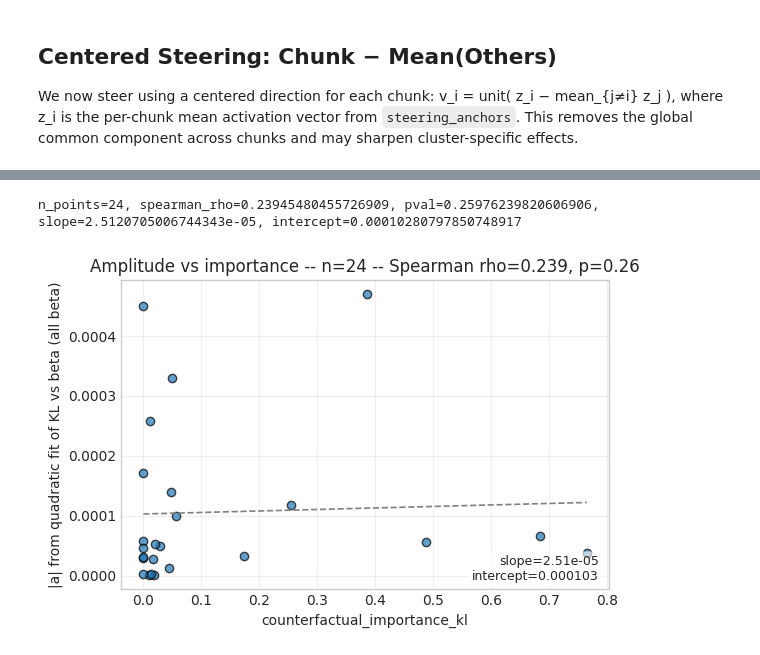
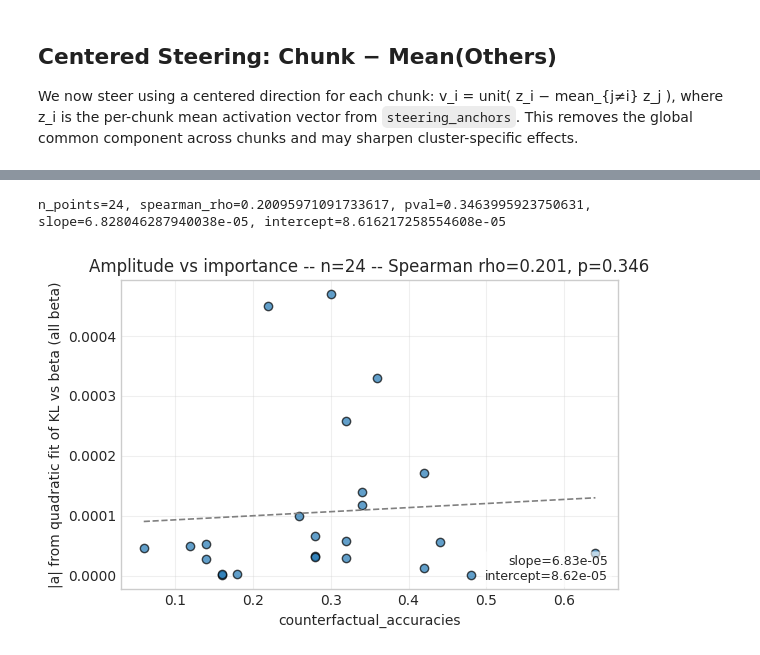
Before and after one commit to cutterdawes/SteeringThoughtAnchors, a Jupyter notebook: notebooks/experiment_3a_anchor_steering.ipynb, the cells around one changed output, grey strips where cells are left out. Cells and saved outputs as stored; diff of their text form; code cells hidden in the pictures.

```diff
--- a/notebooks/experiment_3a_anchor_steering.ipynb
+++ b/notebooks/experiment_3a_anchor_steering.ipynb
@@ -332,7 +332,7 @@ plt.show()
 # %% [output]
 [figure]
 # %%
-# Compute KL curves for all chunks and plot, color-coded by counterfactual_importance_kl with a colorbar
+# Compute KL curves for all chunks and plot, color-coded by counterfactual_accuracies with a colorbar
 import numpy as np
 import matplotlib.pyplot as plt
 from matplotlib.colors import Normalize
@@ -350,7 +350,7 @@ if not kl_curves:
 raw_imps = []
 for i in range(len(chunks)):
     try:
-        raw_imps.append(float(ex['counterfactual_importance_kl'][i]))
+        raw_imps.append(float(ex['counterfactual_accuracies'][i]))
     except Exception:
         raw_imps.append(0.0)
 imps = np.array(raw_imps, dtype=float)
@@ -379,17 +379,17 @@ for idx in sorted(kl_curves.keys()):
     alpha = 0.5  # = 0.95 if idx == anchor_idx else 0.6
     ax.plot(xs, ys, color=col, linewidth=lw, alpha=alpha)
 
-# Colorbar mapped to counterfactual_importance_kl
+# Colorbar mapped to counterfactual_accuracies
 sm = plt.cm.ScalarMappable(cmap=cmap, norm=norm)
 sm.set_array(imps)
 cbar = fig.colorbar(sm, ax=ax, pad=0.02)
-cbar.set_label('counterfactual_importance_kl')
+cbar.set_label('counterfactual_accuracies')
 
 # Labels and styling
 ax.axhline(0, color='gray', lw=0.5)
 ax.set_xlabel('beta (× RMS)')
 ax.set_ylabel('KL(steered || base)')
-ax.set_title('KL divergence vs beta across chunks (color = counterfactual_importance_kl)')
+ax.set_title('KL divergence vs beta across chunks (color = counterfactual_accuracies)')
 ax.grid(True, alpha=0.3)
 plt.tight_layout()
 plt.show()
@@ -398,6 +398,6 @@ plt.show()
 # %%
 
-# Fit a quadratic to each KL curve (all beta) and plot the fitted amplitude vs counterfactual_importance_kl
+# Fit a quadratic to each KL curve (all beta) and plot the fitted amplitude vs counterfactual_accuracies
 import numpy as np
 import matplotlib.pyplot as plt
 # Try SciPy for Spearman; fallback to rank+pearson if not available
@@ -430,7 +430,7 @@ for idx in range(len(chunks)):
     amplitudes.append(amp)
     # safe importance retrieval (fallback 0.0)
     try:
-        imp = float(ex.get('counterfactual_importance_kl', [0.0]*len(chunks))[idx])
+        imp = float(ex.get('counterfactual_accuracies', [0.0]*len(chunks))[idx])
     except Exception:
         imp = 0.0
     importances.append(imp)
@@ -441,7 +441,7 @@ y = np.array(amplitudes)
 
 fig, ax = plt.subplots(figsize=(6,4))
 ax.scatter(x, y, edgecolor='black', alpha=0.7)
-ax.set_xlabel('counterfactual_importance_kl')
+ax.set_xlabel('counterfactual_accuracies')
 ax.set_ylabel('|a| from quadratic fit of KL vs beta (all beta)')
 
 # Compute Spearman if available and meaningful
@@ -541,7 +541,7 @@ plt.xlabel('beta (× RMS)'); plt.ylabel('KL divergence')
 plt.grid(True, alpha=0.3)
 plt.show()
 
-# All-chunk curves colored by counterfactual_importance_kl (anchor highlighted)
+# All-chunk curves colored by counterfactual_accuracies (anchor highlighted)
 from matplotlib.colors import Normalize
 plt.style.use('seaborn-v0_8-whitegrid')
 # Compute centered KL curves
@@ -553,7 +553,7 @@ for idx in range(len(chunks)):
 raw_imps_centered = []
 for i in range(len(chunks)):
     try:
-        raw_imps_centered.append(float(ex['counterfactual_importance_kl'][i]))
+        raw_imps_centered.append(float(ex['counterfactual_accuracies'][i]))
     except Exception:
         raw_imps_centered.append(0.0)
 imps_centered = np.array(raw_imps_centered, dtype=float)
@@ -579,16 +579,16 @@ for idx in sorted(kl_curves_centered.keys()):
     label = 'anchor' if idx == anchor_idx else None
     ax.plot(xs, ys, color=col, linewidth=lw, alpha=alpha, label=label)
 
-# Colorbar mapped to counterfactual_importance_kl
+# Colorbar mapped to counterfactual_accuracies
 sm = plt.cm.ScalarMappable(cmap=cmap, norm=norm)
 sm.set_array(imps_centered)
 cbar = fig.colorbar(sm, ax=ax, pad=0.02)
-cbar.set_label('counterfactual_importance_kl')
+cbar.set_label('counterfactual_accuracies')
 
 ax.axhline(0, color='gray', lw=0.5)
 ax.set_xlabel('beta (× RMS)')
 ax.set_ylabel('KL(steered || base)')
-ax.set_title('KL vs beta across chunks — centered vector (color = counterfactual_importance_kl)')
+ax.set_title('KL vs beta across chunks — centered vector (color = counterfactual_accuracies)')
 ax.legend(ncol=2, fontsize=8)
 ax.grid(True, alpha=0.3)
 plt.tight_layout()
@@ -604,7 +604,7 @@ import numpy as np
 from scipy.stats import spearmanr
 from scipy.stats import spearmanr
 
-# Fit quadratics to kl_curves_centered and scatter amplitude vs counterfactual_importance_kl
+# Fit quadratics to kl_curves_centered and scatter amplitude vs counterfactual_accuracies
 import matplotlib.pyplot as plt
 
 # SciPy Spearman fallback handling (try reuse _have_scipy if present)
@@ -648,7 +648,7 @@ for idx in range(len(chunks)):
     amplitudes.append(amp)
     # safe importance retrieval (fallback 0.0)
     try:
-        imp = float(ex.get('counterfactual_importance_kl', [0.0]*len(chunks))[idx])
+        imp = float(ex.get('counterfactual_accuracies', [0.0]*len(chunks))[idx])
     except Exception:
         imp = 0.0
     importances.append(imp)
@@ -659,7 +659,7 @@ y = np.array(amplitudes)
 
 fig, ax = plt.subplots(figsize=(6,4))
 ax.scatter(x, y, edgecolor='black', alpha=0.7)
-ax.set_xlabel('counterfactual_importance_kl')
+ax.set_xlabel('counterfactual_accuracies')
 ax.set_ylabel('|a| from quadratic fit of KL vs beta (all beta)')
 
 # Compute Spearman if available and meaningful
@@ -695,32 +695,32 @@ if n_points > 1 and not np.allclose(x, x[0]):
     try:
         slope, intercept = np.polyfit(x, y, 1)
         xs_line = np.linspace(np.nanmin(x), np.nanmax(x), 200)
         ys_line = slope * xs_line + intercept
         ax.plot(xs_line, ys_line, color='gray', linestyle='--', linewidth=1.2, label=f'best-fit (slope={slope:.3g})')
     except Exception:
         slope, intercept = np.nan, np.nan
 
 # Title and annotation
 title = f'Amplitude vs importance -- n={n_points} -- Spearman rho={np.nan if np.isnan(rho) else float(rho):.3f}'
 if not np.isnan(pval):
     title += f', p={float(pval):.3g}'
 ax.set_title(title)
 # Put fit stats on the plot
 ann_lines = []
 if not np.isnan(slope):
     ann_lines.append(f'slope={slope:.3g}')
 if not np.isnan(intercept):
     ann_lines.append(f'intercept={intercept:.3g}')
 if ann_lines:
     ax.text(0.98, 0.02, '\n'.join(ann_lines), transform=ax.transAxes, ha='right', va='bottom', fontsize=9,
             bbox=dict(boxstyle='round', facecolor='white', alpha=0.6, edgecolor='none'))
 
 # Print summary stats to the output as well
 print(f'n_points={n_points}, spearman_rho={rho}, pval={pval}, slope={slope}, intercept={intercept}')
 
 ax.grid(True, alpha=0.3)
 plt.tight_layout()
 plt.show()
 # %% [output]
-n_points=24, spearman_rho=0.23945480455726909, pval=0.25976239820606906, slope=2.5120705006744343e-05, intercept=0.00010280797850748917
+n_points=24, spearman_rho=0.20095971091733617, pval=0.3463995923750631, slope=6.828046287940038e-05, intercept=8.616217258554608e-05
-[figure, old version]
+[figure, new version]
```
Also changed, not shown: parts of 3 cells of this notebook, 2 other files.
